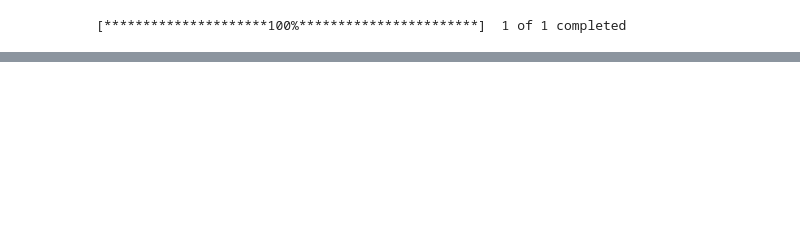
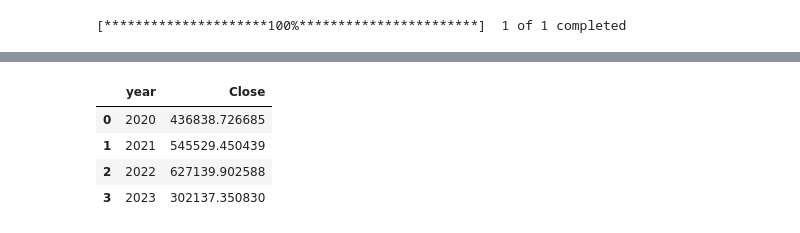
Before and after one commit to friskyspock/stock-market-streamlit-group1, a Jupyter notebook: model_trial.ipynb, the cells around one changed output, grey strips where cells are left out. Cells and saved outputs as stored; diff of their text form; code cells hidden in the pictures; blank space fills up the shorter version.

```diff
--- a/model_trial.ipynb
+++ b/model_trial.ipynb
@@ -56,3 +57,12 @@ fig = go.Figure(go.Indicator(
     ))
 #223BC9
 fig.show()
+# %%
+df = raw_data[['year','Close']].groupby(['year']).sum().reset_index()
+df.head()
+# %% [output]
+|  | year | Close |
+| 0 | 2020 | 436838.726685 |
+| 1 | 2021 | 545529.450439 |
+| 2 | 2022 | 627139.902588 |
+| 3 | 2023 | 302137.350830 |
```
Also changed, not shown: parts of 4 cells of this notebook.
